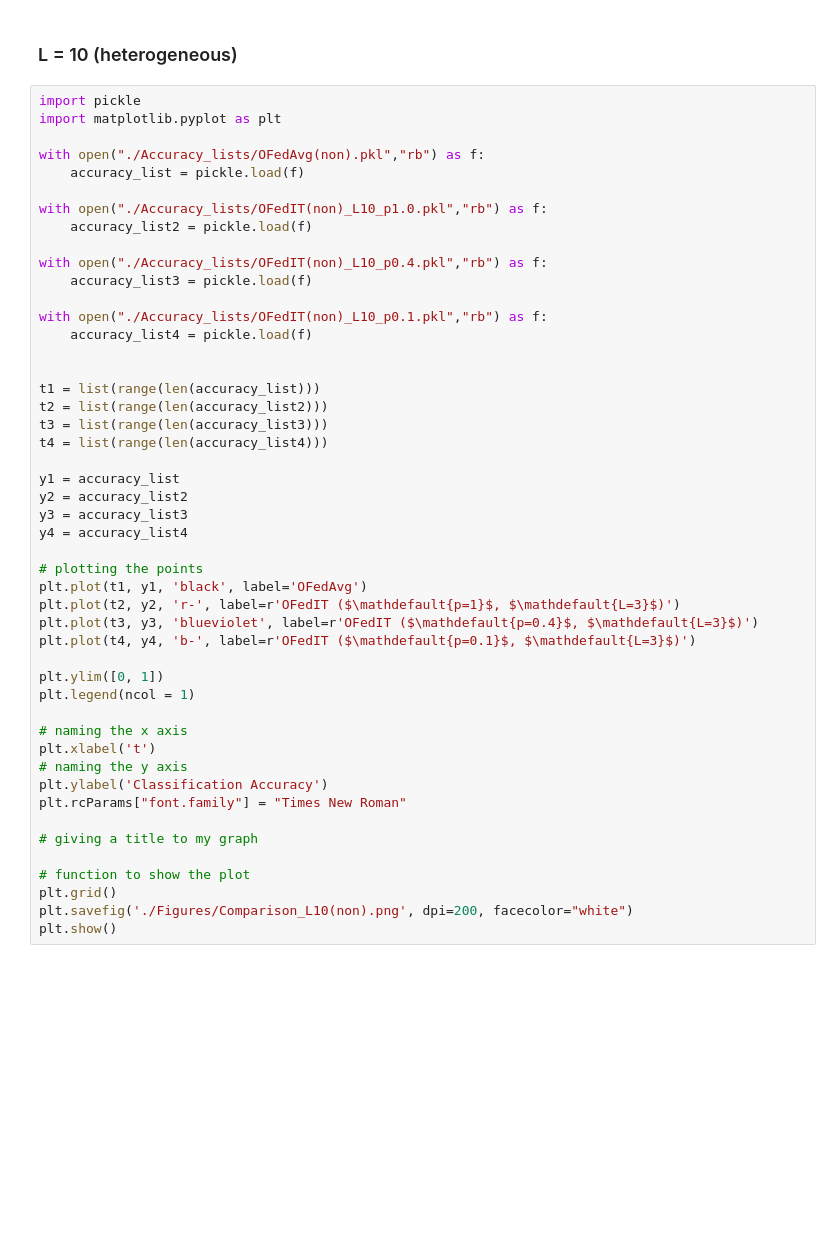
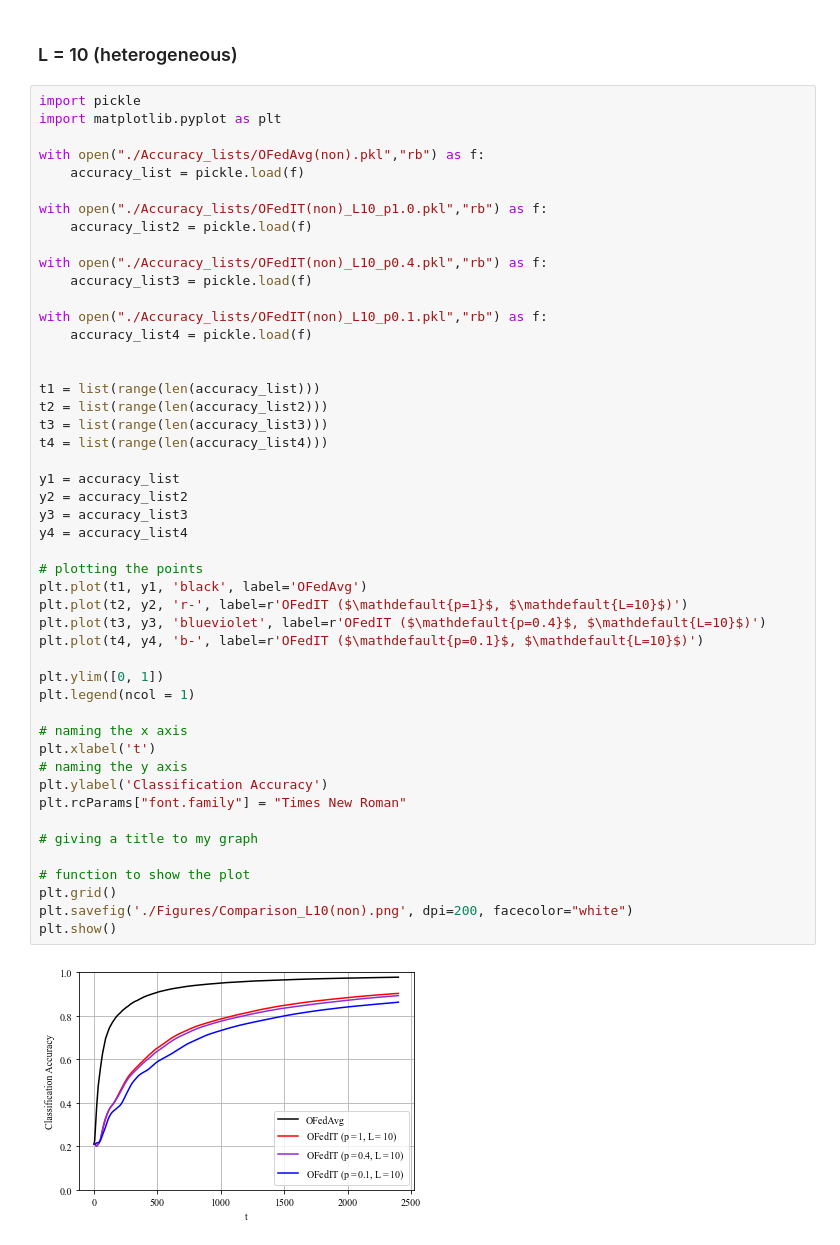
Before and after one commit to IISL-HYU/OFedIT, a Jupyter notebook: plot.ipynb, the cells around one changed output. Cells and saved outputs as stored; diff of their text form; blank space fills up the shorter version.

Commit message:
add: figure Comp_L10(n0n)

```diff
--- a/plot.ipynb
+++ b/plot.ipynb
@@ -173,33 +173,35 @@ with open("./Accuracy_lists/OFedIT(non)_L10_p0.1.pkl","rb") as f:
 
 
 t1 = list(range(len(accuracy_list)))
 t2 = list(range(len(accuracy_list2)))
 t3 = list(range(len(accuracy_list3)))
 t4 = list(range(len(accuracy_list4)))
 
 y1 = accuracy_list
 y2 = accuracy_list2
 y3 = accuracy_list3
 y4 = accuracy_list4
 
 # plotting the points
 plt.plot(t1, y1, 'black', label='OFedAvg')
-plt.plot(t2, y2, 'r-', label=r'OFedIT ($\mathdefault{p=1}$, $\mathdefault{L=3}$)')
-plt.plot(t3, y3, 'blueviolet', label=r'OFedIT ($\mathdefault{p=0.4}$, $\mathdefault{L=3}$)')
-plt.plot(t4, y4, 'b-', label=r'OFedIT ($\mathdefault{p=0.1}$, $\mathdefault{L=3}$)')
+plt.plot(t2, y2, 'r-', label=r'OFedIT ($\mathdefault{p=1}$, $\mathdefault{L=10}$)')
+plt.plot(t3, y3, 'blueviolet', label=r'OFedIT ($\mathdefault{p=0.4}$, $\mathdefault{L=10}$)')
+plt.plot(t4, y4, 'b-', label=r'OFedIT ($\mathdefault{p=0.1}$, $\mathdefault{L=10}$)')
 
 plt.ylim([0, 1])
 plt.legend(ncol = 1)
 
 # naming the x axis
 plt.xlabel('t')
 # naming the y axis
 plt.ylabel('Classification Accuracy')
 plt.rcParams["font.family"] = "Times New Roman"
 
 # giving a title to my graph
 
 # function to show the plot
 plt.grid()
 plt.savefig('./Figures/Comparison_L10(non).png', dpi=200, facecolor="white")
 plt.show()
+# %% [output]
+[figure, added]
```
Also changed, not shown: 1 other file.
